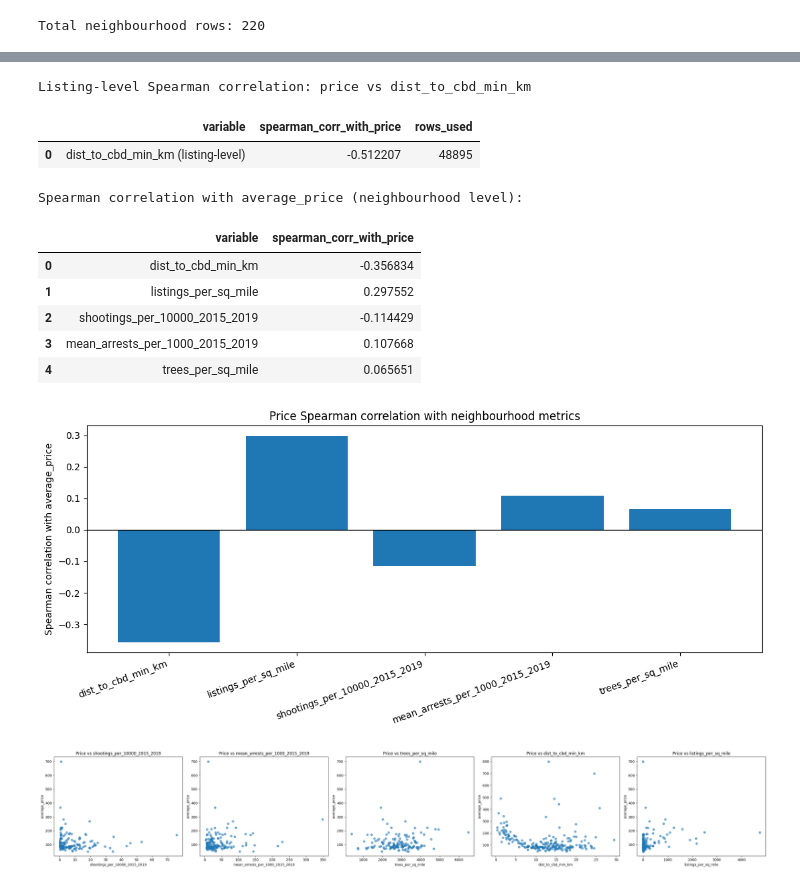
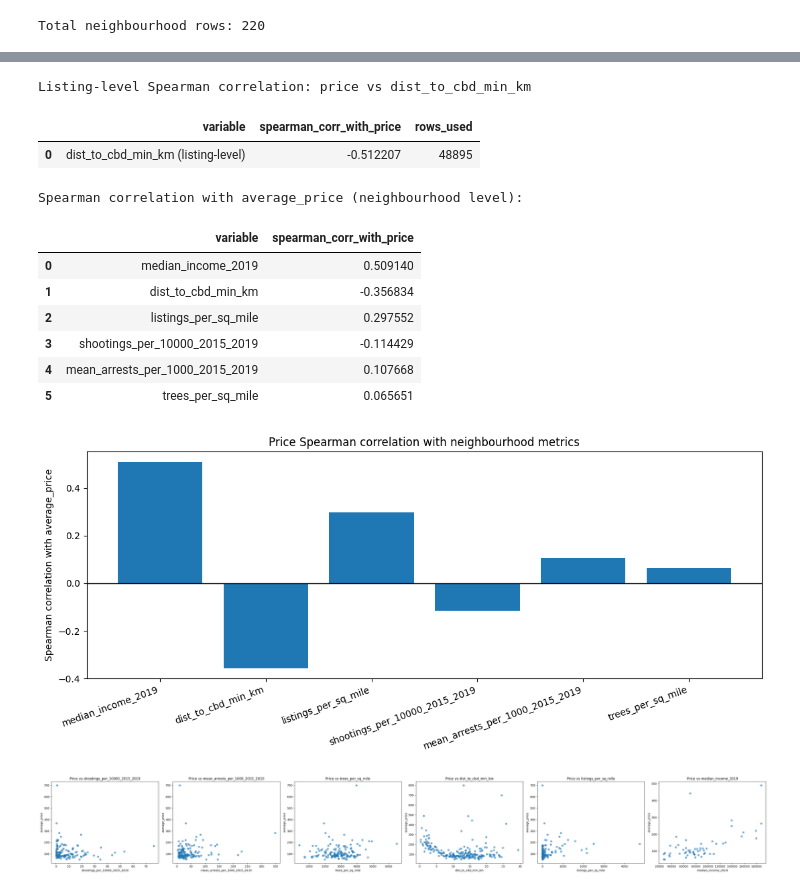
Before and after one commit to nigelyeap/airbnb_nyc, a Jupyter notebook: SC3021_Team_6 (6).ipynb, the cells around one changed output, grey strips where cells are left out. Drawn from its saved outputs; the diff is of its cells as text; code cells hidden in the pictures.

Commit message:
Added median household income

```diff
--- a/SC3021_Team_6 (6).ipynb
+++ b/SC3021_Team_6 (6).ipynb
@@ -906,6 +997,10 @@ corr_source = neighbourhood_combined_metrics.merge(
     listing_density_df[['neighbourhood', 'listings_per_sq_mile']],
     on='neighbourhood',
     how='left',
+).merge(
+    median_income_by_neighbourhood,
+    on='neighbourhood',
+    how='left',
 )
 
 corr_cols = [
@@ -915,6 +1010,7 @@ corr_cols = [
     'trees_per_sq_mile',
     'dist_to_cbd_min_km',
     'listings_per_sq_mile',
+    'median_income_2019',
 ]
 
 corr_df = corr_source[corr_cols].copy()
@@ -936,38 +1032,39 @@ display(corr_summary)
 
 # Bar chart of Spearman correlations
 plt.figure(figsize=(11, 5))
 plt.bar(corr_summary['variable'], corr_summary['spearman_corr_with_price'])
 plt.axhline(0, color='black', linewidth=1)
 plt.xticks(rotation=20, ha='right')
 plt.ylabel('Spearman correlation with average_price')
 plt.title('Price Spearman correlation with neighbourhood metrics')
 plt.tight_layout()
 plt.show()
 
 # Scatter plots for each variable against price
-fig, axes = plt.subplots(1, len(feature_cols), figsize=(30, 5))
+fig, axes = plt.subplots(1, len(feature_cols), figsize=(36, 5))
 if len(feature_cols) == 1:
     axes = [axes]
 
 for ax, col in zip(axes, feature_cols):
     plot_df = corr_df[[target, col]].dropna()
     ax.scatter(plot_df[col], plot_df[target], alpha=0.6)
     ax.set_xlabel(col)
     ax.set_ylabel(target)
     ax.set_title(f'Price vs {col}')
 
 plt.tight_layout()
 plt.show()
 # %% [output]
 Listing-level Spearman correlation: price vs dist_to_cbd_min_km
 |  | variable | spearman_corr_with_price | rows_used |
 | 0 | dist_to_cbd_min_km (listing-level) | -0.512207 | 48895 |
 Spearman correlation with average_price (neighbourhood level):
 |  | variable | spearman_corr_with_price |
-| 0 | dist_to_cbd_min_km | -0.356834 |
-| 1 | listings_per_sq_mile | 0.297552 |
-| 2 | shootings_per_10000_2015_2019 | -0.114429 |
-| 3 | mean_arrests_per_1000_2015_2019 | 0.107668 |
-| 4 | trees_per_sq_mile | 0.065651 |
+| 0 | median_income_2019 | 0.509140 |
+| 1 | dist_to_cbd_min_km | -0.356834 |
+| 2 | listings_per_sq_mile | 0.297552 |
+| 3 | shootings_per_10000_2015_2019 | -0.114429 |
+| 4 | mean_arrests_per_1000_2015_2019 | 0.107668 |
+| 5 | trees_per_sq_mile | 0.065651 |
-[figure, old version]
+[figure, new version]
-[figure, old version]
+[figure, new version]
```
Also changed, not shown: parts of 2 cells of this notebook, 1 other file.
